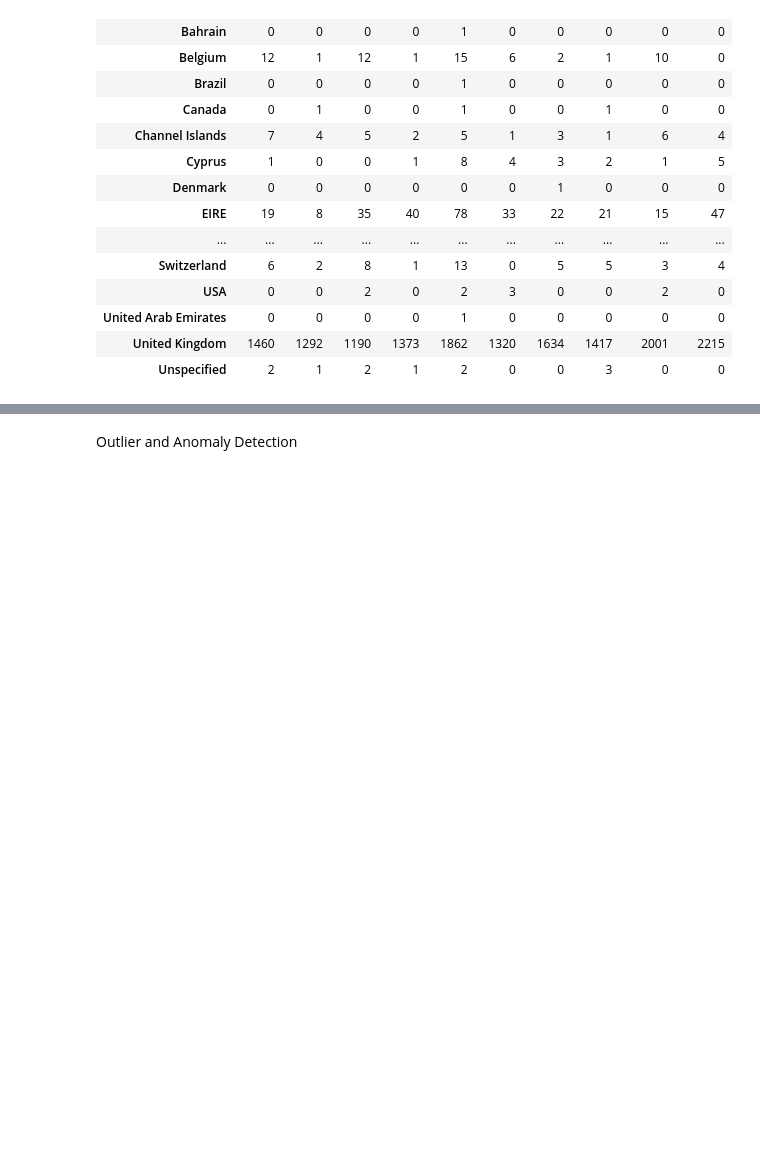
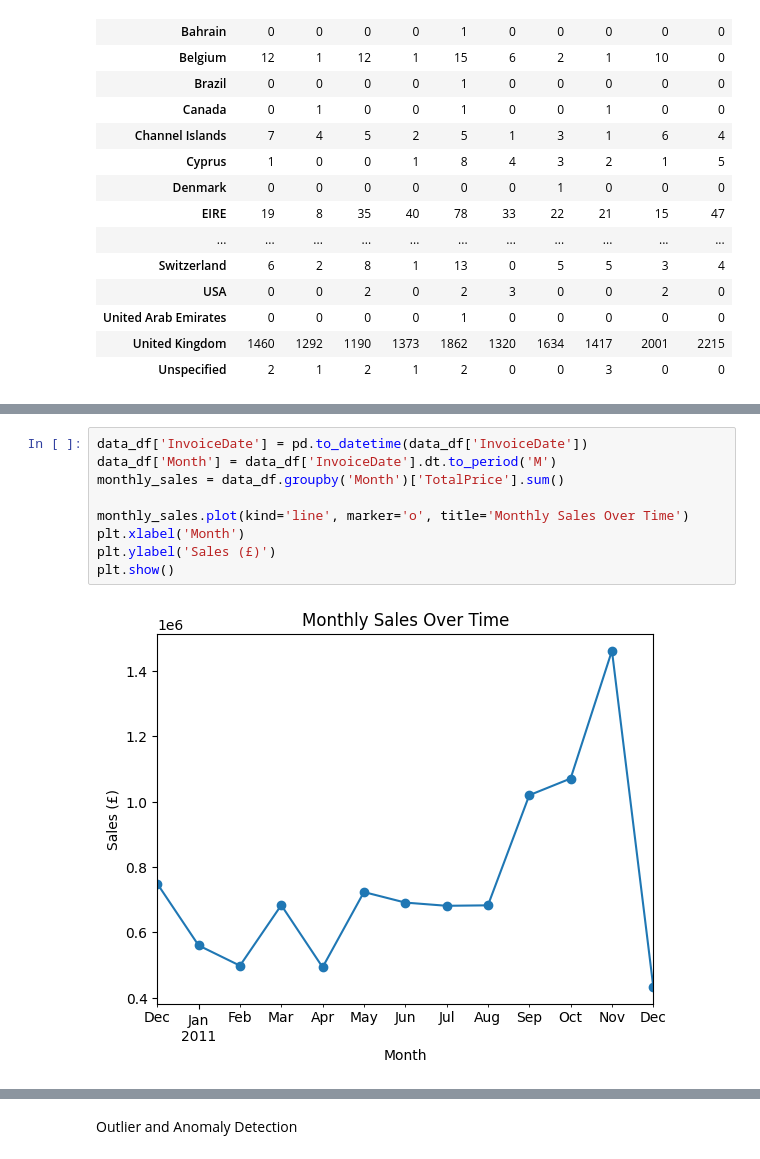
Before and after one commit to theozel-john-bringino/ml-projects-portfolio, a Jupyter notebook: exploratory_data_analysis/e-commerce_data/e-commerce_data_eda.ipynb, the cells around one changed output, grey strips where cells are left out. Cells and saved outputs as stored; diff of their text form; blank space fills up the shorter version.

```diff
--- a/exploratory_data_analysis/e-commerce_data/e-commerce_data_eda.ipynb
+++ b/exploratory_data_analysis/e-commerce_data/e-commerce_data_eda.ipynb
@@ -255,0 +272,11 @@ pd.crosstab(top['Country'], top['StockCode'])
+# %%
+data_df['InvoiceDate'] = pd.to_datetime(data_df['InvoiceDate'])
+data_df['Month'] = data_df['InvoiceDate'].dt.to_period('M')
+monthly_sales = data_df.groupby('Month')['TotalPrice'].sum()
+
+monthly_sales.plot(kind='line', marker='o', title='Monthly Sales Over Time')
+plt.xlabel('Month')
+plt.ylabel('Sales (£)')
+plt.show()
+# %% [output]
+[figure, added]
```
Also changed, not shown: parts of 4 cells of this notebook.
